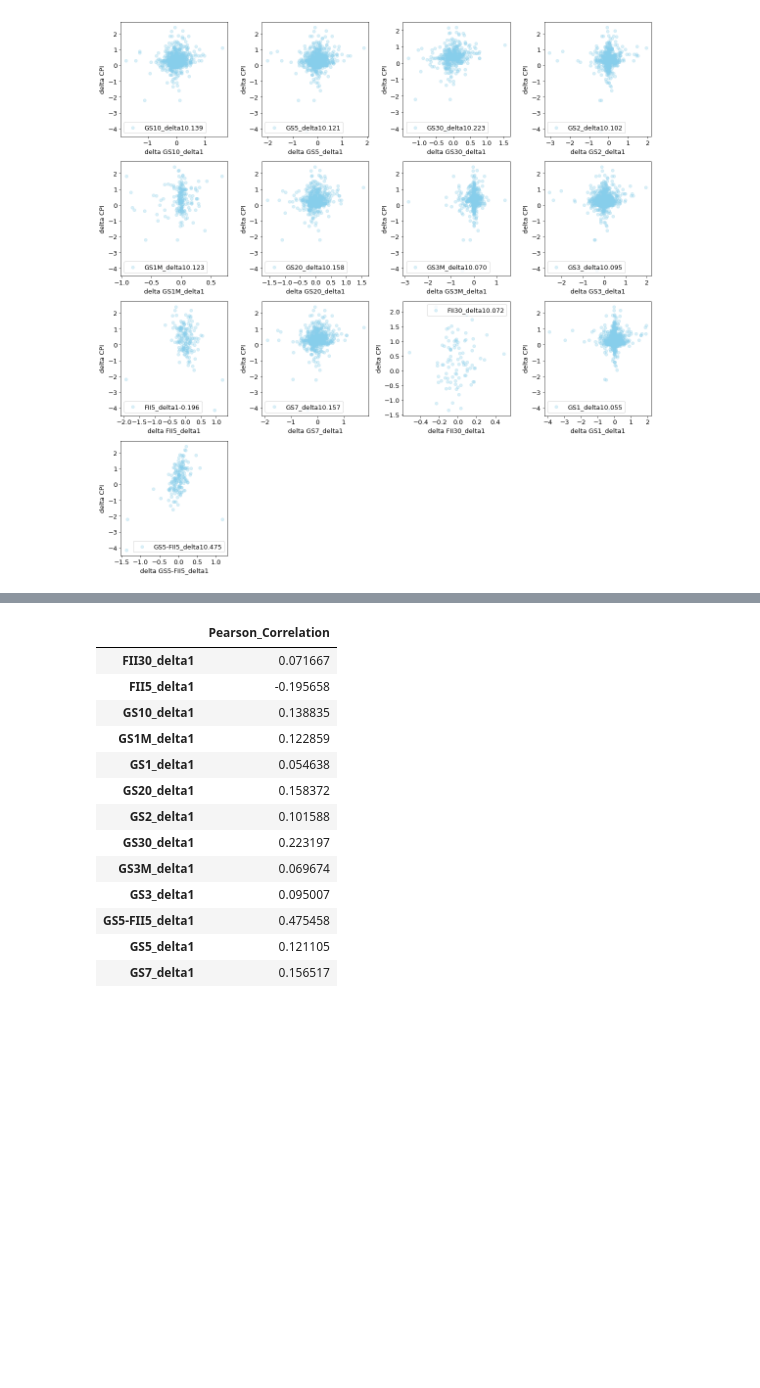
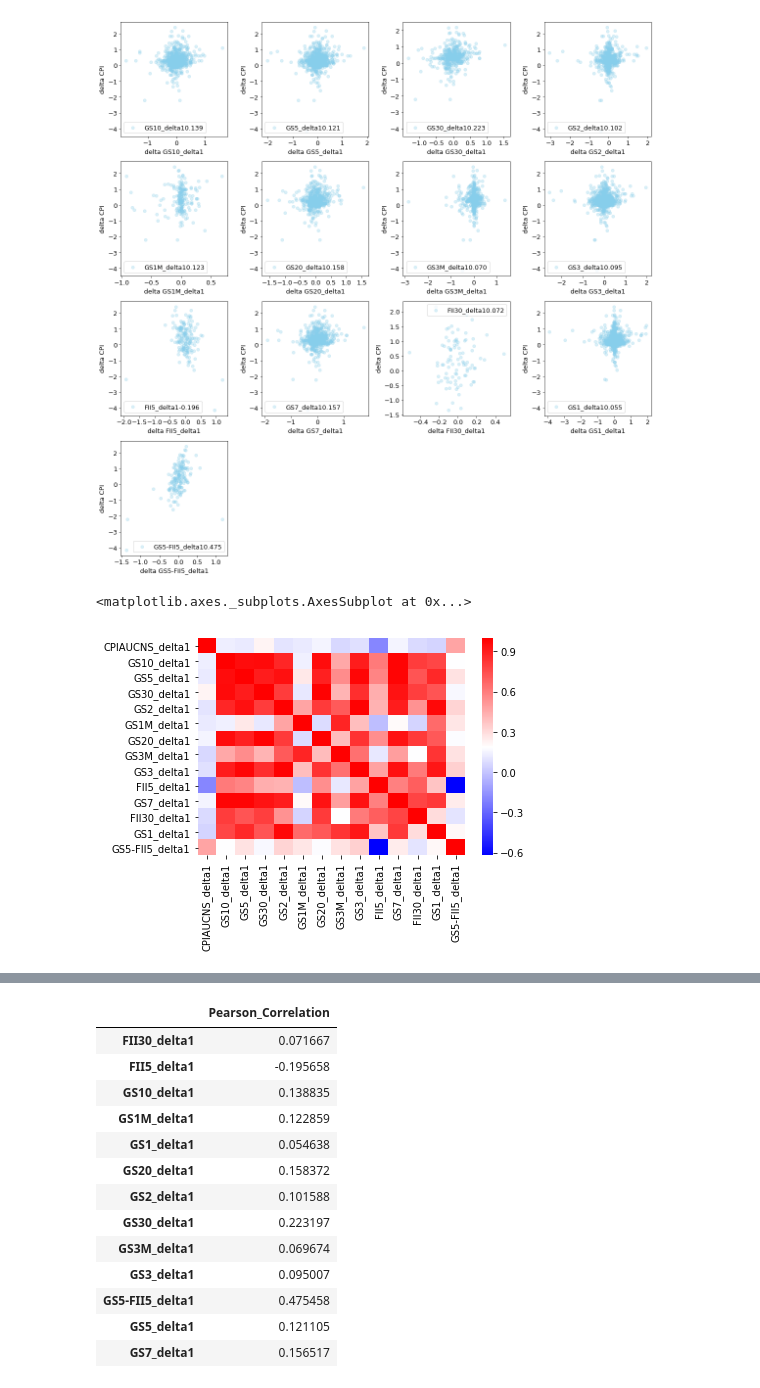
Before and after one commit to TangoJP/experimenting_ARIMA, a Jupyter notebook: CPI_more_variables.ipynb, the cells around one changed output, grey strips where cells are left out. Saved outputs shown, nothing was run; the diff lists cells and outputs as text; code cells hidden in the pictures; blank space fills up the shorter version.

```diff
--- a/CPI_more_variables.ipynb
+++ b/CPI_more_variables.ipynb
@@ -163,3 +164,8 @@ for i, col in enumerate(delta1_cols[1:]):
 plt.tight_layout()
 # %% [output]
 [figure]
+# %%
+sns.heatmap(delta1s.corr(), cmap=cm.bwr)
+# %% [output]
+<matplotlib.axes._subplots.AxesSubplot at 0x...>
+[figure, added]
```
Also changed, not shown: parts of 9 cells of this notebook.
